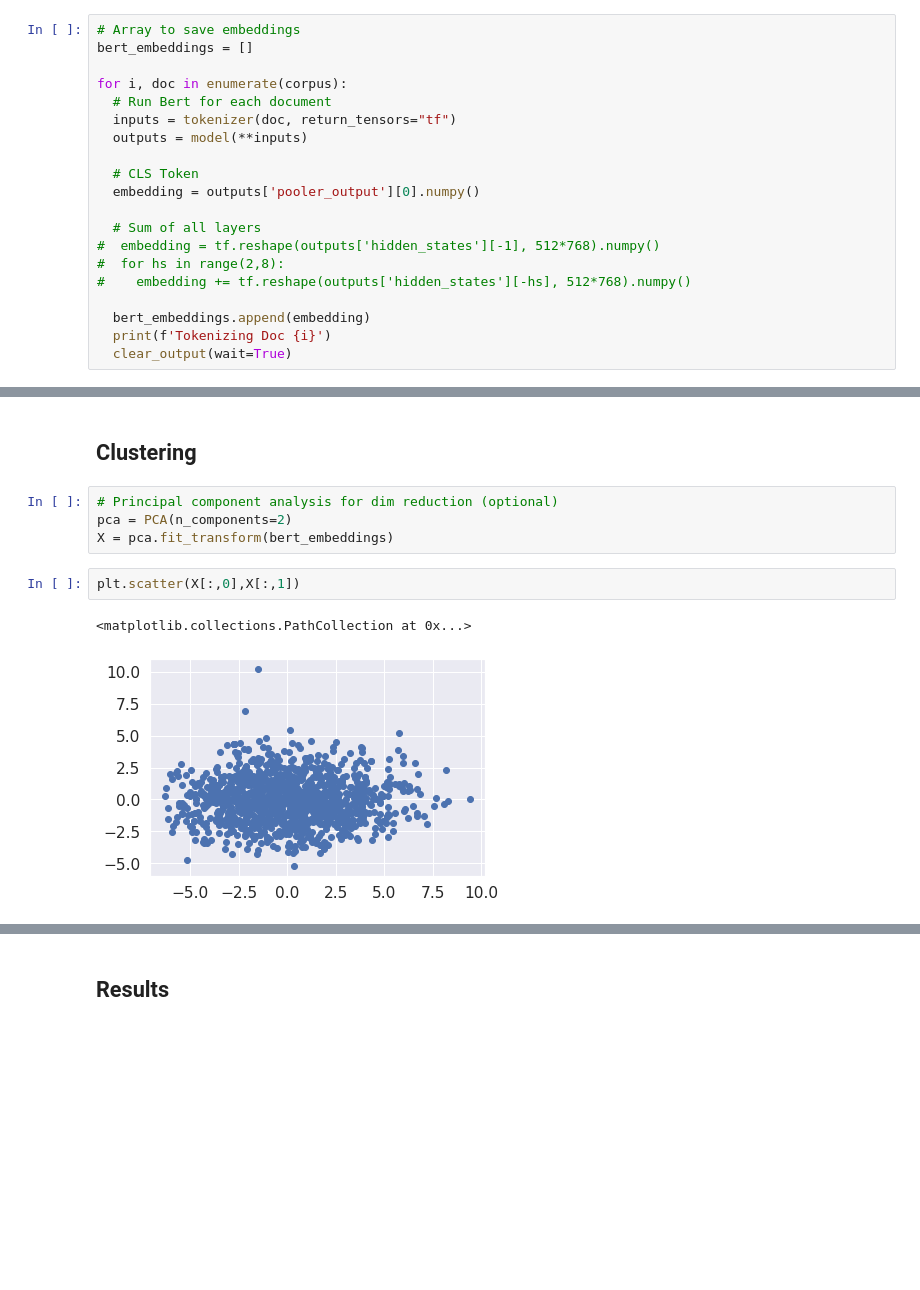
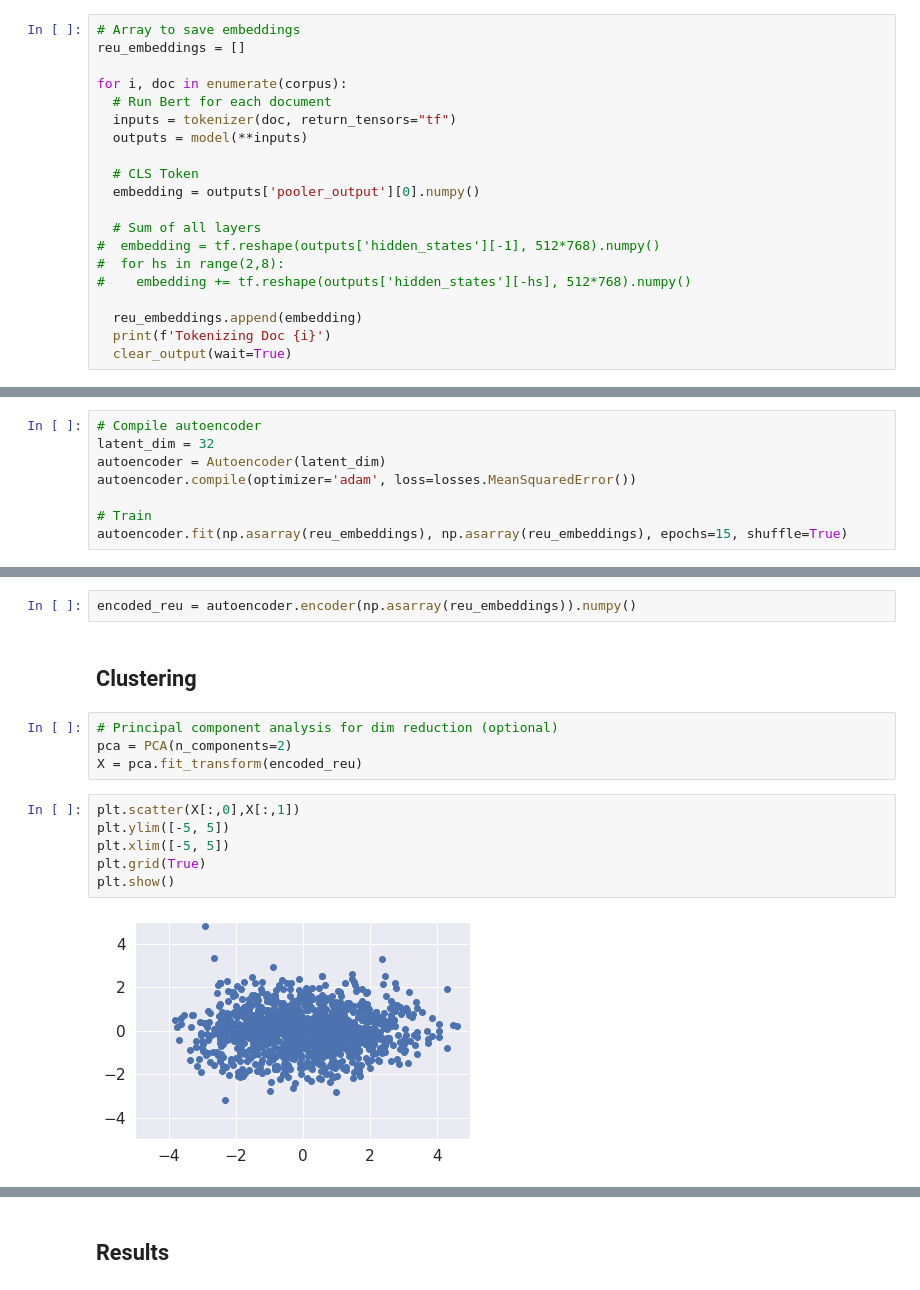
Before and after one commit to ISIS4221-JCN/Project, a Jupyter notebook: scripts/TopicDetection/Reuters_Clustering.ipynb, the cells around one changed output, grey strips where cells are left out. Drawn from its saved outputs; the diff is of its cells as text; blank space fills up the shorter version.

Commit message:
Added simple autoencoder

```diff
--- a/scripts/TopicDetection/Reuters_Clustering.ipynb
+++ b/scripts/TopicDetection/Reuters_Clustering.ipynb
@@ -179,7 +177,7 @@ outputs = model(**inputs)
 embedding = outputs['pooler_output'][0].numpy()
 # %%
 # Array to save embeddings
-bert_embeddings = []
+reu_embeddings = []
 
 for i, doc in enumerate(corpus):
   # Run Bert for each document
@@ -194,7 +192,7 @@ for i, doc in enumerate(corpus):
 #  for hs in range(2,8):
 #    embedding += tf.reshape(outputs['hidden_states'][-hs], 512*768).numpy()
 
-  bert_embeddings.append(embedding)
+  reu_embeddings.append(embedding)
   print(f'Tokenizing Doc {i}')
   clear_output(wait=True)
 # %% [output]
@@ -201,0 +233,8 @@ Tokenizing Doc 1217
+# %%
+# Compile autoencoder
+latent_dim = 32
+autoencoder = Autoencoder(latent_dim)
+autoencoder.compile(optimizer='adam', loss=losses.MeanSquaredError())
+
+# Train
+autoencoder.fit(np.asarray(reu_embeddings), np.asarray(reu_embeddings), epochs=15, shuffle=True)
@@ -202,12 +260,17 @@ Tokenizing Doc 1217
+# %%
+encoded_reu = autoencoder.encoder(np.asarray(reu_embeddings)).numpy()
 # %% [markdown]
 ## Clustering
 # %%
 # Principal component analysis for dim reduction (optional)
 pca = PCA(n_components=2)
-X = pca.fit_transform(bert_embeddings)
+X = pca.fit_transform(encoded_reu)
 # %%
 plt.scatter(X[:,0],X[:,1])
+plt.ylim([-5, 5])
+plt.xlim([-5, 5])
+plt.grid(True)
+plt.show()
 # %% [output]
-<matplotlib.collections.PathCollection at 0x...>
-[figure, old version]
+[figure, new version]
 # %%
```
Also changed, not shown: parts of 28 cells of this notebook.
